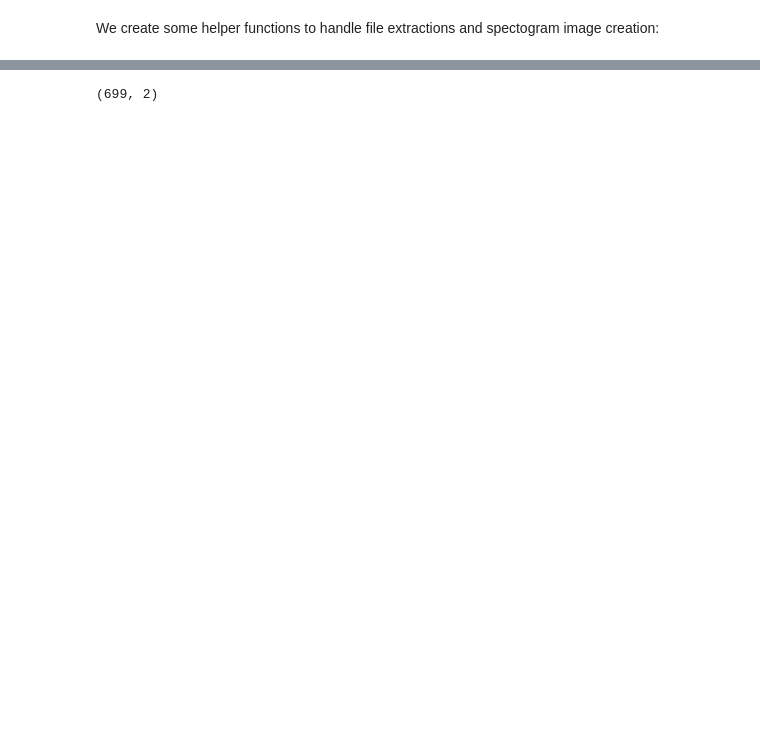
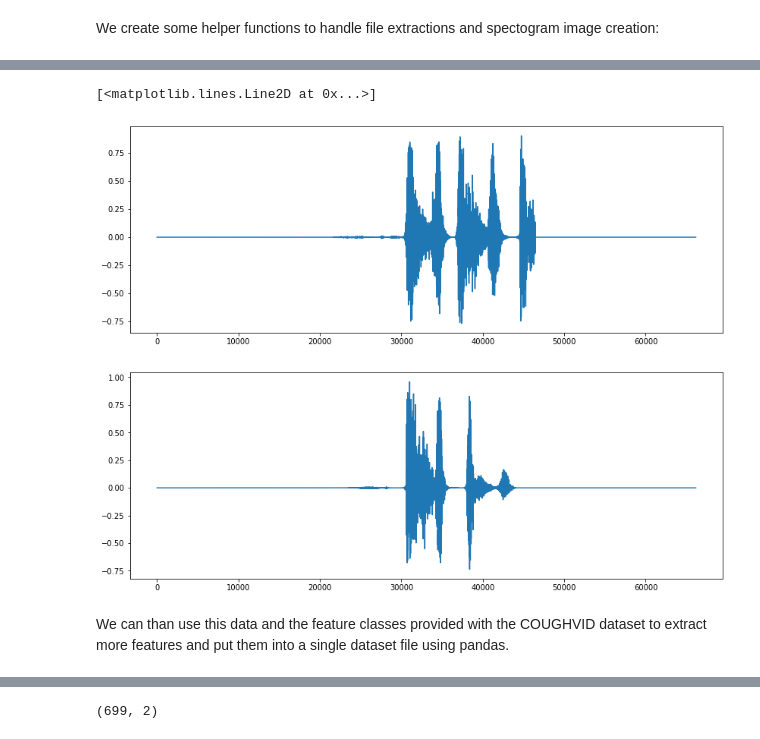
Before and after one commit to codingfabi/COUGHVID, a Jupyter notebook: Final_Project.ipynb, the cells around one changed output, grey strips where cells are left out. Cells and saved outputs as stored; diff of their text form; code cells hidden in the pictures; blank space fills up the shorter version.

```diff
--- a/Final_Project.ipynb
+++ b/Final_Project.ipynb
@@ -320,0 +651,25 @@ print(Y.shape)
+# %%
+### helper functions for segmentation
+def padSingleCough(single_sample, sampling_rate):
+  padded = np.pad(single_sample, int((3*sr-single_sample.shape[0])/2))
+  if padded.shape[0] == 66150:
+   # print("dropping last element")
+    padded = padded[:-1]
+  if padded.shape[0] == 66148:
+    #print("appending one element")
+    padded = np.append(padded, 0)
+  return padded
+# %%
+
+padded = padSingleCough(segments[0], sr)
+padded_two = padSingleCough(segments[1], sr)
+
+plt.figure(figsize=(14,5))
+plt.plot(padded)
+
+plt.figure(figsize=(14,5))
+plt.plot(padded_two)
+# %% [output]
+[<matplotlib.lines.Line2D at 0x...>]
+[figure, added]
+[figure, added]
@@ -320,0 +713,2 @@ print(Y.shape)
+# %% [markdown]
+We can than use this data and the feature classes provided with the COUGHVID dataset to extract more features and put them into a single dataset file using pandas.
```
Also changed, not shown: parts of 56 cells of this notebook.
